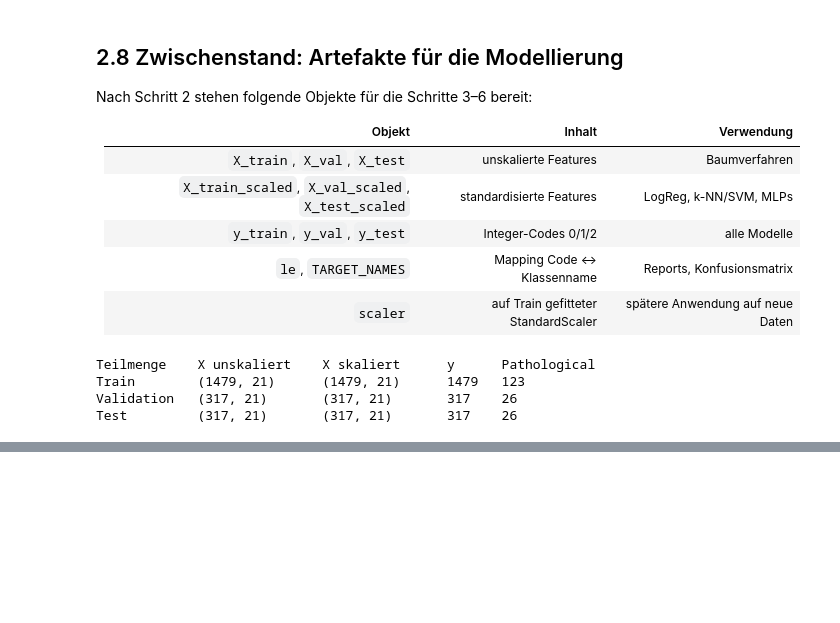
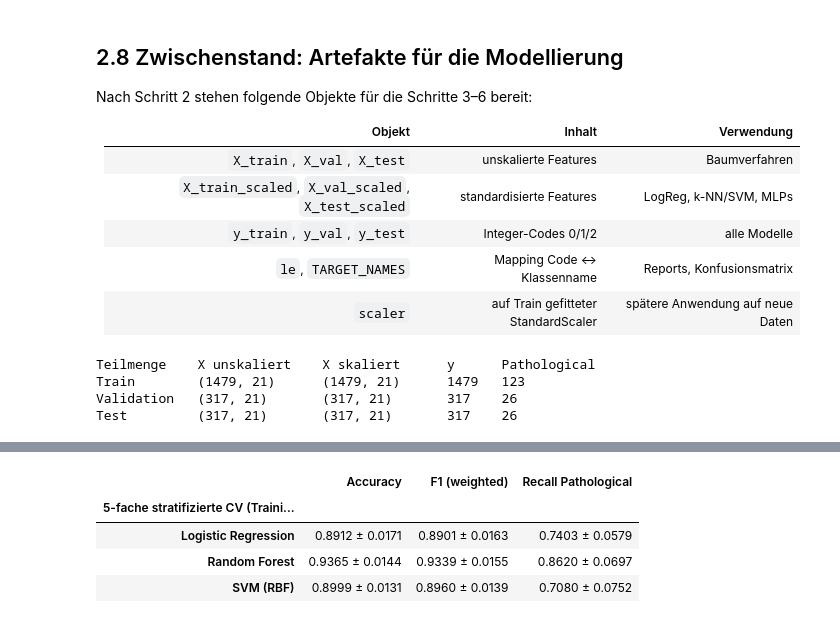
Before and after one commit to spaiK111/DHBW-ML-Assignment, a Jupyter notebook: src/fetal_health_modellvergleich.ipynb, the cells around one changed output, grey strips where cells are left out. Saved outputs shown, nothing was run; the diff lists cells and outputs as text; code cells hidden in the pictures; blank space fills up the shorter version.

```diff
--- a/src/fetal_health_modellvergleich.ipynb
+++ b/src/fetal_health_modellvergleich.ipynb
@@ -780,0 +820,23 @@ bewertet per 5-facher stratifizierter Kreuzvalidierung)*
+# %%
+# Quelle: Claude
+from sklearn.linear_model import LogisticRegression
+from sklearn.ensemble import RandomForestClassifier
+from sklearn.svm import SVC
+from sklearn.pipeline import Pipeline
+
+# Skalierungssensitive Modelle stecken in einer Pipeline mit StandardScaler:
+# so wird der Scaler in der Kreuzvalidierung je Fold NUR auf dem Fold-Trainingsteil
+# gefittet (kein Leakage, vgl. Abschnitt 2.7). Der Random Forest ist skaleninvariant
+# und arbeitet direkt auf den unskalierten Daten.
+modelle = {
+    "Logistic Regression": Pipeline([
+        ("scaler", StandardScaler()),
+        ("model", LogisticRegression()),   # Default: lbfgs, multinomial
+    ]),
+    "Random Forest": RandomForestClassifier(random_state=RANDOM_STATE),
+    "SVM (RBF)": Pipeline([
+        ("scaler", StandardScaler()),
+        ("model", SVC()),                  # Default: RBF-Kernel, C=1, gamma='scale'
+    ]),
+}
+print("Modelle:", list(modelle))
@@ -780,0 +862,28 @@ bewertet per 5-facher stratifizierter Kreuzvalidierung)*
+# %%
+# Quelle: Claude
+from sklearn.model_selection import StratifiedKFold, cross_validate
+from sklearn.metrics import make_scorer, recall_score
+
+scoring = {
+    "Accuracy": "accuracy",
+    "F1 (weighted)": "f1_weighted",
+    # Recall der Klasse Pathological (Code 2) als eigener Scorer
+    "Recall Pathological": make_scorer(recall_score, labels=[2], average="macro"),
+}
+cv = StratifiedKFold(n_splits=5, shuffle=True, random_state=RANDOM_STATE)
+
+cv_zeilen = {}
+for name, modell in modelle.items():
+    res = cross_validate(modell, X_train, y_train, cv=cv, scoring=scoring)
+    cv_zeilen[name] = {m: f"{res[f'test_{m}'].mean():.4f} ± {res[f'test_{m}'].std():.4f}"
+                       for m in scoring}
+
+cv_ergebnisse = pd.DataFrame(cv_zeilen).T
+cv_ergebnisse.index.name = "5-fache stratifizierte CV (Trainingsdaten)"
+display(cv_ergebnisse)
+# %% [output]
+|  | Accuracy | F1 (weighted) | Recall Pathological |
+| 5-fache stratifizierte CV (Traini... |  |  |  |
+| Logistic Regression | 0.8912 ± 0.0171 | 0.8901 ± 0.0163 | 0.7403 ± 0.0579 |
+| Random Forest | 0.9365 ± 0.0144 | 0.9339 ± 0.0155 | 0.8620 ± 0.0697 |
+| SVM (RBF) | 0.8999 ± 0.0131 | 0.8960 ± 0.0139 | 0.7080 ± 0.0752 |
```
Also changed, not shown: parts of 12 cells of this notebook, 2 other files.
